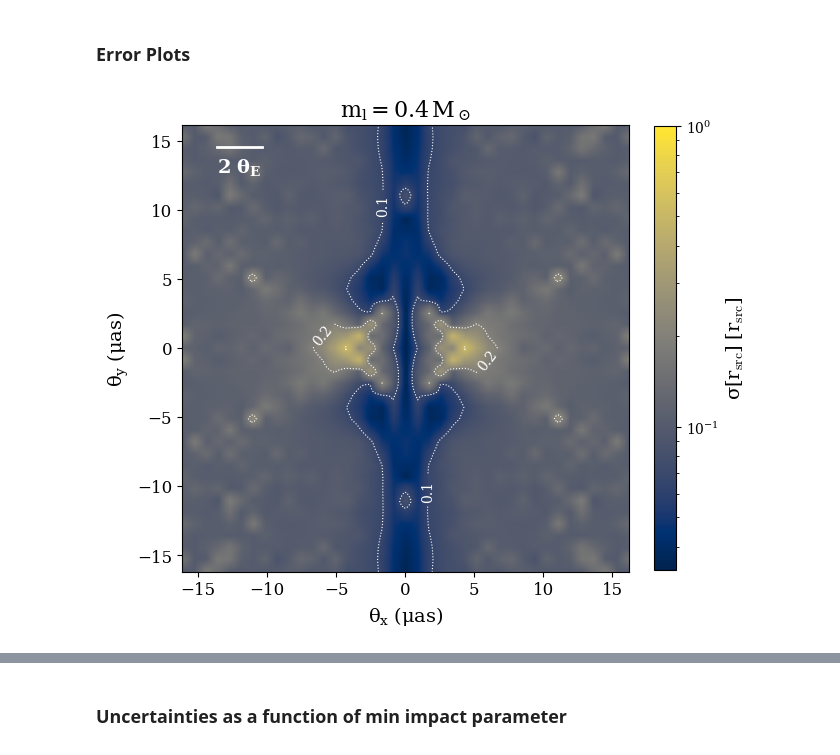
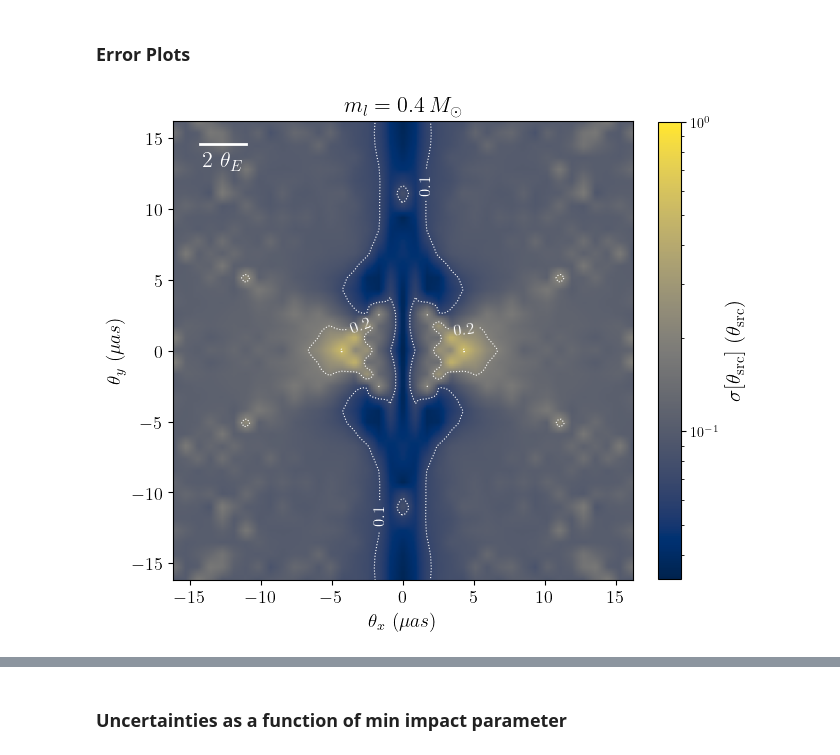
Before and after one commit to abby-moran/Quasar_microlensing_public, a Jupyter notebook: interp_grid04.ipynb, the cells around one changed output, grey strips where cells are left out. Saved outputs shown, nothing was run; the diff lists cells and outputs as text; code cells hidden in the pictures.

```diff
--- a/interp_grid04.ipynb
+++ b/interp_grid04.ipynb
@@ -19,3 +20,14 @@ phi_0=-2.07858699980682
 B_matrix=data['inv_jacobian_fit'][0]
 from scipy.interpolate import RegularGridInterpolator
 from scipy.stats import linregress
+# %%
+from matplotlib import rc
+from matplotlib import rcParams
+
+rcParams['font.family'] = 'serif'
+rc('text', usetex=True)
+custom_preamble = {
+    "text.usetex": True,
+    "text.latex.preamble": r"\usepackage{amsmath}"
+    }
+plt.rcParams.update(custom_preamble)
@@ -1261,39 +582,39 @@ mu_y = nu_unlensed*eigB.max()   # along the shear axis (vertical in plots)
 # %%
 fig, (ax1) = plt.subplots(nrows=1, ncols=1, figsize=(6.6, 5.9))
 extent = np.array([np.min(fine_grid_x), np.max(fine_grid_x),  np.min(fine_grid_y), np.max(fine_grid_y)])*rad_to_arcsec
 
 X, Y = np.meshgrid(fine_grid_x*rad_to_arcsec, fine_grid_y*rad_to_arcsec)
 Z = np.flipud(rad_interp).T/rad_mas
 
 levels=[1/15, 1/5, .5]
 im=ax1.imshow(Z, origin='lower', cmap=orig_map, extent=extent,
               norm=matplotlib.colors.LogNorm(vmin=1/30, vmax=1))
 cbar = plt.colorbar(im, ax=ax1, fraction=0.045)
-cbar.set_label(r'$\sigma [r_\text{src}] \ [r_\text{src}]$', fontsize=14)
+cbar.set_label(r'$\sigma [\theta_\text{src}] \ (\theta_\text{src})$', fontsize=15)
 
 #contours
 contours = ax1.contour(X, Y, Z, levels=levels, colors='white', linewidths=0.8, linestyles='dotted')
-ax1.clabel(contours, inline=True, fontsize=10, fmt="%.1f")
+ax1.clabel(contours, inline=True, fontsize=12, fmt="%.1f")
 
 #scale bar: 2 theta_E, same placement convention in all maps and masses
 scale_length = float(np.ravel(2*theta_E_4*rad_to_arcsec)[0])  # scalar: text positions must not be arrays
-x_start = np.min(fine_grid_x) - 4.2 * scale_length
+x_start = np.min(fine_grid_x) - 4.4 * scale_length
 x_end = x_start + scale_length
 y_pos = np.max(fine_grid_y*rad_to_arcsec)  + .1 *np.min(fine_grid_y*rad_to_arcsec)
 ax1.plot([x_start, x_end], [y_pos, y_pos], color='white', lw=2)
-ax1.text((x_start + x_end) / 2, y_pos * .85, r"$ 2 \ \theta_{E}$", color='white', ha='center', va='bottom', fontsize=14,
+ax1.text((x_start + x_end) / 2, y_pos * .865, r"$ 2 \ \theta_{E}$", color='white', ha='center', va='bottom', fontsize=16,
          fontweight='black')
-ax1.tick_params(axis='both', which='major', labelsize=12)
-ax1.tick_params(axis='both', which='minor', labelsize=10)
+ax1.tick_params(axis='both', which='major', labelsize=13)
+ax1.tick_params(axis='both', which='minor', labelsize=12)
 plt.title(r'$m_l = 0.4 \, M_\odot$', fontsize=16)
 
 ax1.set_xlabel(r'$\theta_x \ (\mu as)$', fontsize=14)
 ax1.set_ylabel(r'$\theta_y \ (\mu as)$', fontsize=14)
 plt.tight_layout()
 
-plt.savefig('figures/rad_04.pdf')
+plt.savefig('figures/rad_04.pdf', bbox_inches='tight')
 # %% [output]
-[figure, old version]
+[figure, new version]
 # %%
 # Fixed panel geometry shared by all mass/pos/theta_c comparison maps (saved without
 # a tight bbox), so every panel PDF has identical dimensions across quantities and
```
Also changed, not shown: parts of 36 cells of this notebook, 38 other files.
